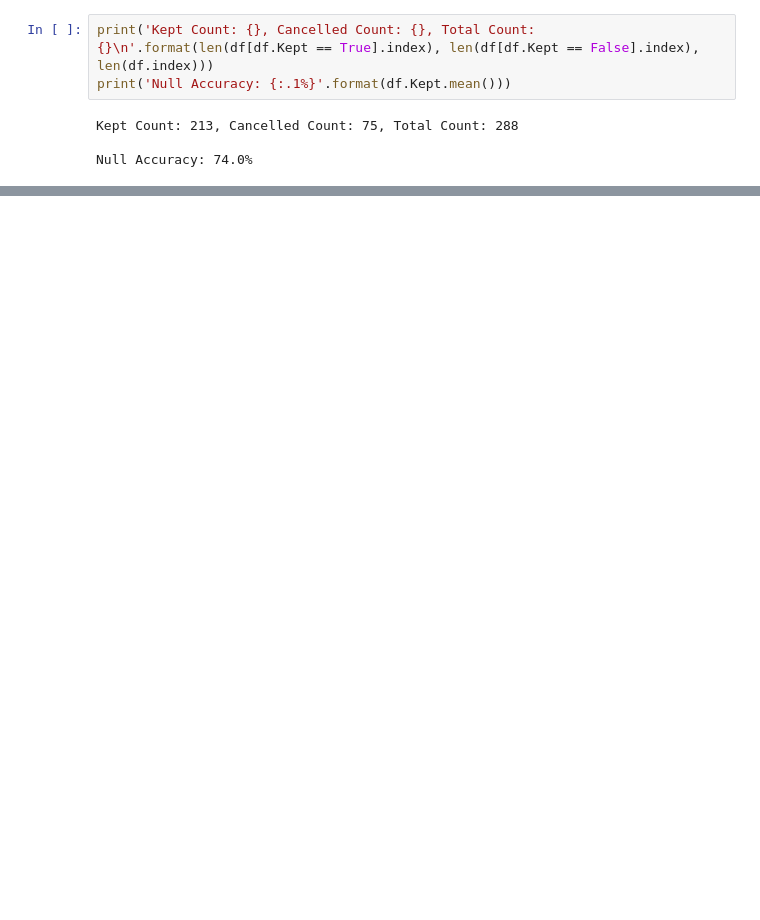
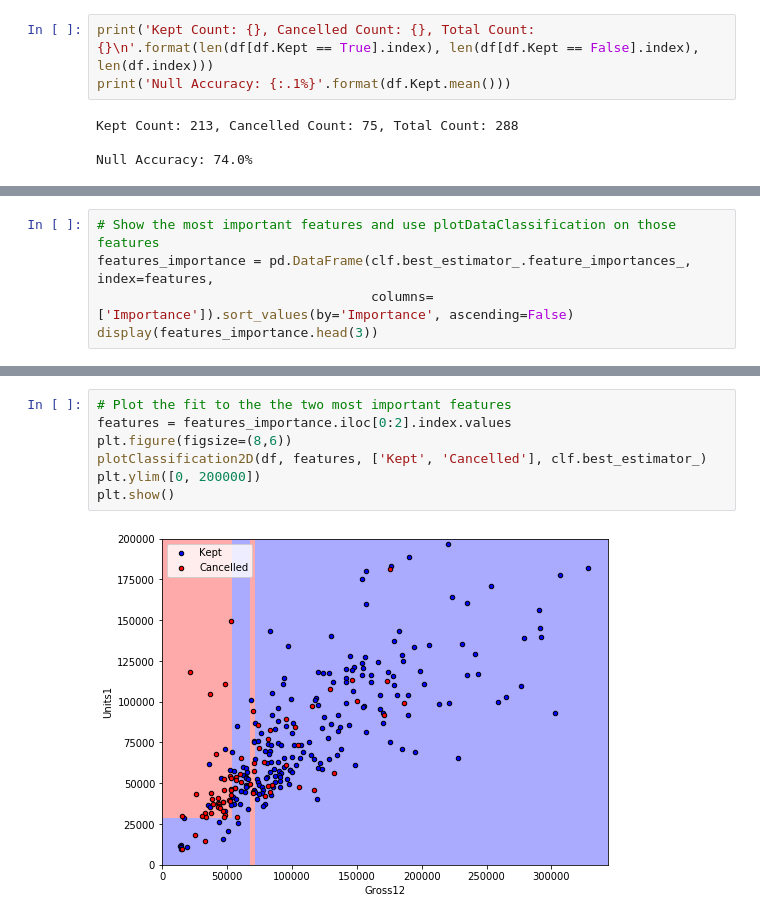
Before and after one commit to christopherpease/ComicSales, a Jupyter notebook: 2 Comic Book Cancellations - Machine Learning.ipynb, the cells around one changed output, grey strips where cells are left out. Cells and saved outputs as stored; diff of their text form; blank space fills up the shorter version.

```diff
--- a/2 Comic Book Cancellations - Machine Learning.ipynb
+++ b/2 Comic Book Cancellations - Machine Learning.ipynb
@@ -119,0 +206,5 @@ Confusion Matrix and Classification Report
+# %%
+# Show the most important features and use plotDataClassification on those features
+features_importance = pd.DataFrame(clf.best_estimator_.feature_importances_, index=features,
+                                   columns=['Importance']).sort_values(by='Importance', ascending=False)
+display(features_importance.head(3))
@@ -119,0 +219,9 @@ Confusion Matrix and Classification Report
+# %%
+# Plot the fit to the the two most important features
+features = features_importance.iloc[0:2].index.values
+plt.figure(figsize=(8,6))
+plotClassification2D(df, features, ['Kept', 'Cancelled'], clf.best_estimator_)
+plt.ylim([0, 200000])
+plt.show()
+# %% [output]
+[figure, added]
```
Also changed, not shown: parts of 91 cells of this notebook, 3 other files.
